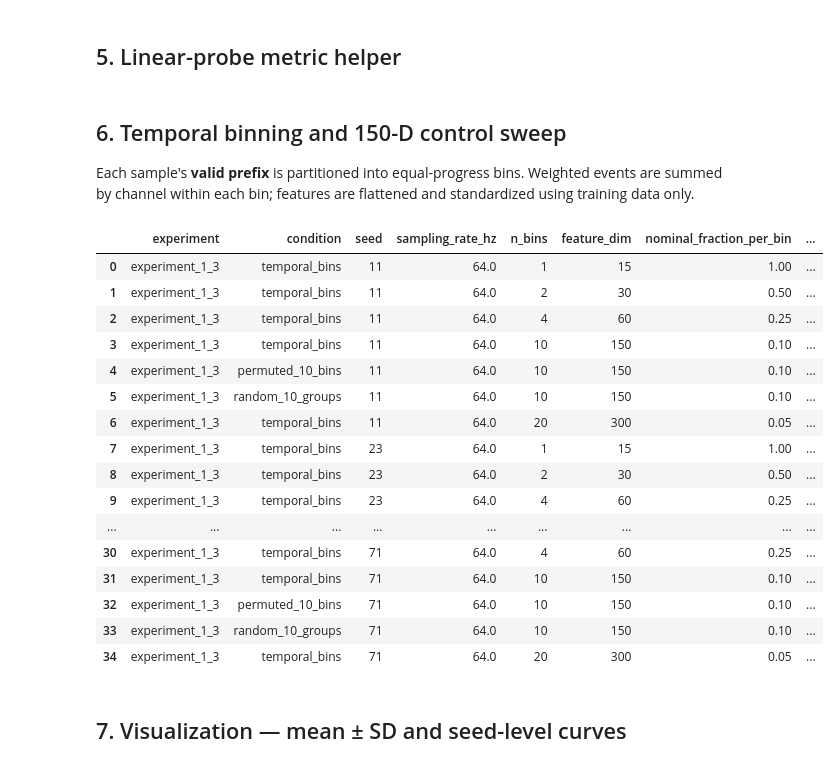
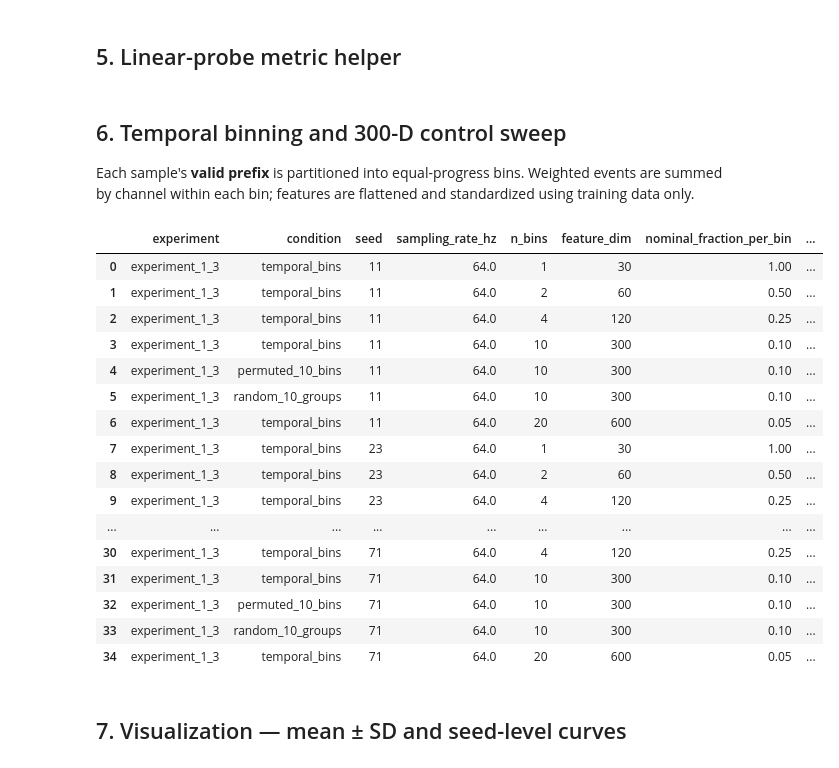
Before and after one commit to hellowPluto78700/writingRing, a Jupyter notebook: notebooks/experiment_1_3_event_temporal_binning_probe.ipynb, the cells around one changed output. Cells and saved outputs as stored; diff of their text form; code cells hidden in the pictures.

```diff
--- a/notebooks/experiment_1_3_event_temporal_binning_probe.ipynb
+++ b/notebooks/experiment_1_3_event_temporal_binning_probe.ipynb
@@ -75,7 +75,15 @@ CUDA available: True
 # -----------------------------------------------------------------------------
 ACTION0_COMBINATION_DIR = REPO_ROOT / "outputs/action0_wavelets_0e5_1_2_4_8_sr_64"
 ACTION1_COMBINATION_DIR = REPO_ROOT / "outputs/action1_wavelets_0e5_1_2_4_8_sr_64"
-DATASET_ROOTS = [ACTION0_COMBINATION_DIR, ACTION1_COMBINATION_DIR]
+# The normal pipeline with POST_ENCODE_TRANSFORM=PolaritySplitAbs publishes the 36-channel padded root here.
+DATASET_ROOTS = [
+    ACTION0_COMBINATION_DIR / "low-pass/aligned-board-events/segmentation_padded",
+    ACTION1_COMBINATION_DIR / "low-pass/aligned-board-events/segmentation_padded",
+]
+EXPECTED_EVENT_REPRESENTATION = "unsigned"
+EXPECTED_EVENT_FEATURE_SCHEMA = "custom_wavelet_polarity_split_abs_events_v1"
+EVENT_CHANNEL_COUNT = 30
+TOTAL_CHANNEL_COUNT = EVENT_CHANNEL_COUNT + 6
 SEEDS = (11, 23, 37, 53, 71)
 assert len(SEEDS) == 5 and len(set(SEEDS)) == 5
 # Fixed user-split seed shared across Experiments 1.1–1.3.
@@ -266,12 +316,12 @@ def classification_metrics(y_true, y_pred):
         "macro_f1": f1_score(y_true, y_pred, average="macro", zero_division=0),
     }
 # %% [markdown]
-## 6. Temporal binning and 150-D control sweep
+## 6. Temporal binning and 300-D control sweep
 
 Each sample's **valid prefix** is partitioned into equal-progress bins. Weighted events are summed by channel within each bin; features are flattened and standardized using training data only.
 # %%
 def temporal_bin_features(data, df, n_bins):
-    """Sum weighted events per relative-time bin; returns [N, n_bins, 15]."""
+    """Sum 30-channel polarity-split events per bin; returns [N, n_bins, 30]."""
     features = []
     labels = []
     sample_ids = []
@@ -279,7 +329,7 @@ def temporal_bin_features(data, df, n_bins):
         p = data.packages[int(row.package_index)]
         i = int(row.segment_index)
         L = int(row.valid_length)
-        x = np.asarray(p.padded_spike_imu[i, :L, :15], dtype=np.float64)
+        x = np.asarray(p.padded_spike_imu[i, :L, :EVENT_CHANNEL_COUNT], dtype=np.float64)
         # np.array_split handles lengths not divisible by n_bins. Empty bins can
         # occur only if n_bins > valid length; guard against that explicitly.
         if n_bins > L:
@@ -304,7 +354,7 @@ def randomly_permute_bin_order(bin_features, sample_ids, master_seed):
 
 
 def random_group_features(data, df, n_groups, master_seed):
-    """Sum valid timesteps assigned to random, balanced groups; returns [N, n_groups, 15]."""
+    """Sum valid timesteps assigned to random groups; returns [N, n_groups, 30]."""
     features = []
     labels = []
     sample_ids = []
@@ -314,7 +364,7 @@ def random_group_features(data, df, n_groups, master_seed):
         L = int(row.valid_length)
         if n_groups > L:
             raise ValueError(f"n_groups={n_groups} exceeds valid_length={L} for {row.sample_id}")
-        x = np.asarray(p.padded_spike_imu[i, :L, :15], dtype=np.float64)
+        x = np.asarray(p.padded_spike_imu[i, :L, :EVENT_CHANNEL_COUNT], dtype=np.float64)
         rng = np.random.default_rng(
             derive_seed(master_seed, "random_grouping", n_groups, row.sample_id)
         )
@@ -363,49 +413,49 @@ for master_seed in SEEDS:
             variants.append((
                 "permuted_10_bins",
                 randomly_permute_bin_order(train_bins, train_ids, master_seed),
                 randomly_permute_bin_order(test_bins, test_ids, master_seed),
             ))
             random_train_bins, _, _ = random_group_features(data, train_df, CONTROL_N_BINS, master_seed)
             random_test_bins, _, _ = random_group_features(data, test_df, CONTROL_N_BINS, master_seed)
             variants.append(("random_10_groups", random_train_bins, random_test_bins))
 
         for condition, X_train_bins, X_test_bins in variants:
             m, feature_dim = evaluate_linear_probe(
                 X_train_bins, y_train, X_test_bins, y_test, master_seed, condition, n_bins
             )
             rows.append({
                 "experiment": "experiment_1_3",
                 "condition": condition,
                 "seed": master_seed,
                 "sampling_rate_hz": SAMPLING_RATE_HZ,
                 "n_bins": n_bins,
                 "feature_dim": feature_dim,
                 "nominal_fraction_per_bin": 1.0 / n_bins,
                 **m,
             })
 
 results = pd.DataFrame(rows)
 RESULTS_DIR.mkdir(parents=True, exist_ok=True)
 results.to_csv(RESULTS_DIR / "experiment_1_3_results.csv", index=False)
 display(results)
 # %% [output]
 |  | experiment | condition | seed | sampling_rate_hz | n_bins | feature_dim | nominal_fraction_per_bin | ... |
-| 0 | experiment_1_3 | temporal_bins | 11 | 64.0 | 1 | 15 | 1.00 | ... |
-| 1 | experiment_1_3 | temporal_bins | 11 | 64.0 | 2 | 30 | 0.50 | ... |
-| 2 | experiment_1_3 | temporal_bins | 11 | 64.0 | 4 | 60 | 0.25 | ... |
-| 3 | experiment_1_3 | temporal_bins | 11 | 64.0 | 10 | 150 | 0.10 | ... |
-| 4 | experiment_1_3 | permuted_10_bins | 11 | 64.0 | 10 | 150 | 0.10 | ... |
-| 5 | experiment_1_3 | random_10_groups | 11 | 64.0 | 10 | 150 | 0.10 | ... |
-| 6 | experiment_1_3 | temporal_bins | 11 | 64.0 | 20 | 300 | 0.05 | ... |
-| 7 | experiment_1_3 | temporal_bins | 23 | 64.0 | 1 | 15 | 1.00 | ... |
-| 8 | experiment_1_3 | temporal_bins | 23 | 64.0 | 2 | 30 | 0.50 | ... |
-| 9 | experiment_1_3 | temporal_bins | 23 | 64.0 | 4 | 60 | 0.25 | ... |
+| 0 | experiment_1_3 | temporal_bins | 11 | 64.0 | 1 | 30 | 1.00 | ... |
+| 1 | experiment_1_3 | temporal_bins | 11 | 64.0 | 2 | 60 | 0.50 | ... |
+| 2 | experiment_1_3 | temporal_bins | 11 | 64.0 | 4 | 120 | 0.25 | ... |
+| 3 | experiment_1_3 | temporal_bins | 11 | 64.0 | 10 | 300 | 0.10 | ... |
+| 4 | experiment_1_3 | permuted_10_bins | 11 | 64.0 | 10 | 300 | 0.10 | ... |
+| 5 | experiment_1_3 | random_10_groups | 11 | 64.0 | 10 | 300 | 0.10 | ... |
+| 6 | experiment_1_3 | temporal_bins | 11 | 64.0 | 20 | 600 | 0.05 | ... |
+| 7 | experiment_1_3 | temporal_bins | 23 | 64.0 | 1 | 30 | 1.00 | ... |
+| 8 | experiment_1_3 | temporal_bins | 23 | 64.0 | 2 | 60 | 0.50 | ... |
+| 9 | experiment_1_3 | temporal_bins | 23 | 64.0 | 4 | 120 | 0.25 | ... |
 | ... | ... | ... | ... | ... | ... | ... | ... | ... |
-| 30 | experiment_1_3 | temporal_bins | 71 | 64.0 | 4 | 60 | 0.25 | ... |
-| 31 | experiment_1_3 | temporal_bins | 71 | 64.0 | 10 | 150 | 0.10 | ... |
-| 32 | experiment_1_3 | permuted_10_bins | 71 | 64.0 | 10 | 150 | 0.10 | ... |
-| 33 | experiment_1_3 | random_10_groups | 71 | 64.0 | 10 | 150 | 0.10 | ... |
-| 34 | experiment_1_3 | temporal_bins | 71 | 64.0 | 20 | 300 | 0.05 | ... |
+| 30 | experiment_1_3 | temporal_bins | 71 | 64.0 | 4 | 120 | 0.25 | ... |
+| 31 | experiment_1_3 | temporal_bins | 71 | 64.0 | 10 | 300 | 0.10 | ... |
+| 32 | experiment_1_3 | permuted_10_bins | 71 | 64.0 | 10 | 300 | 0.10 | ... |
+| 33 | experiment_1_3 | random_10_groups | 71 | 64.0 | 10 | 300 | 0.10 | ... |
+| 34 | experiment_1_3 | temporal_bins | 71 | 64.0 | 20 | 600 | 0.05 | ... |
 # %% [markdown]
 ## 7. Visualization — mean ± SD and seed-level curves
 # %%
```
Also changed, not shown: parts of 7 cells of this notebook, 24 other files.
